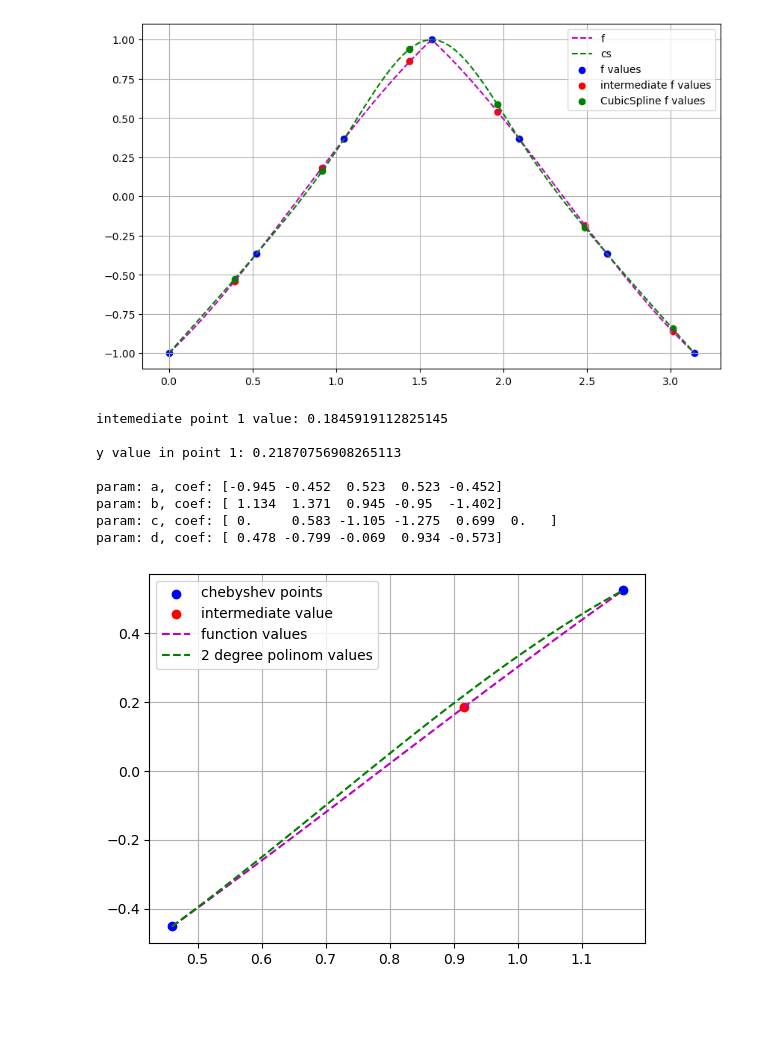
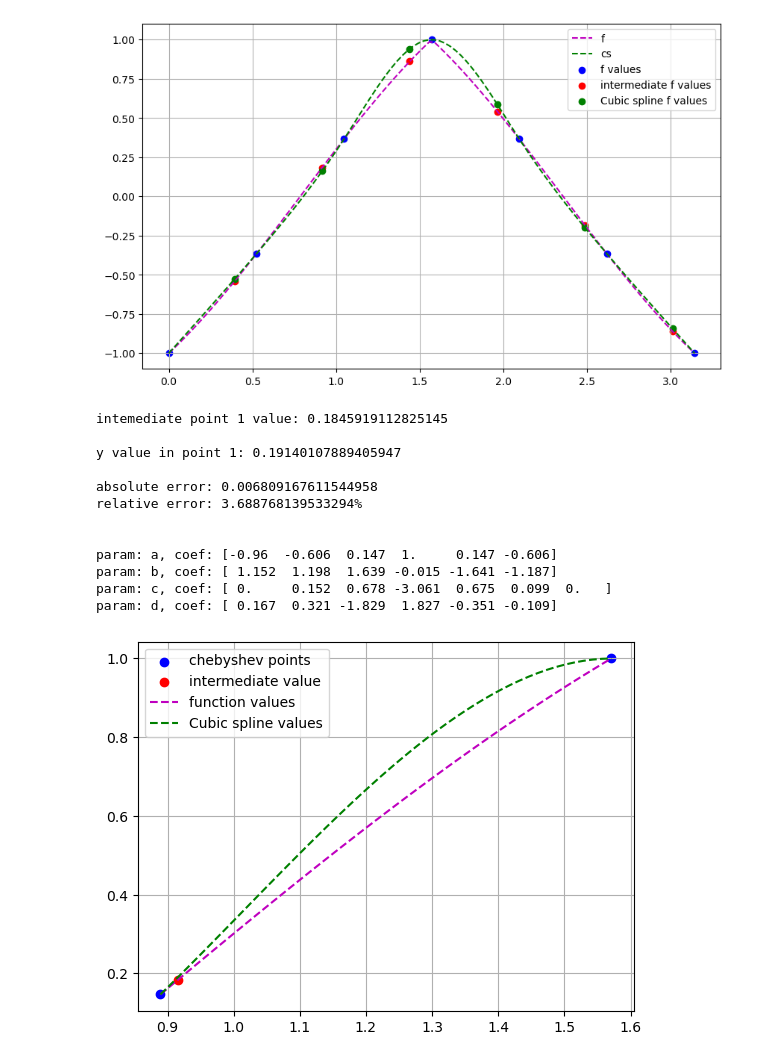
Before and after one commit to vitamin1312/Math-methods, a Jupyter notebook: lab6/main.ipynb, the cells around one changed output. Drawn from its saved outputs; the diff is of its cells as text; code cells hidden in the pictures; blank space fills up the shorter version.

```diff
--- a/lab6/main.ipynb
+++ b/lab6/main.ipynb
@@ -330,28 +358,35 @@ plt.legend();
 # %% [output]
 [figure]
 # %%
+interval1 = slice(2, idx+3)
 y_interm_cs_cheb, *coefs = cubic_spline(x_cheb, y_cheb, x_interm)
 print(f'intemediate point {idx} value: {y_interm[idx]}\n')
 print(f'y value in point {idx}: {y_interm_cs_cheb[idx]}\n')
+print(f'absolute error: {abs(y_interm_cs_cheb[idx]-y_interm[idx])}')
+print(f'relative error: {abs(y_interm_cs_cheb[idx]-y_interm[idx])/y_interm[idx]*100}%\n\n')
 for param, coef in zip(params, coefs): print(f'param: {param}, coef: {np.round(coef, 3)}')
 # %% [output]
 intemediate point 1 value: 0.1845919112825145
 
-y value in point 1: 0.21870756908265113
+y value in point 1: 0.19140107889405947
 
-param: a, coef: [-0.945 -0.452  0.523  0.523 -0.452]
-param: b, coef: [ 1.134  1.371  0.945 -0.95  -1.402]
-param: c, coef: [ 0.     0.583 -1.105 -1.275  0.699  0.   ]
-param: d, coef: [ 0.478 -0.799 -0.069  0.934 -0.573]
+absolute error: 0.006809167611544958
+relative error: 3.688768139533294%
+
+
+param: a, coef: [-0.96  -0.606  0.147  1.     0.147 -0.606]
+param: b, coef: [ 1.152  1.198  1.639 -0.015 -1.641 -1.187]
+param: c, coef: [ 0.     0.152  0.678 -3.061  0.675  0.099  0.   ]
+param: d, coef: [ 0.167  0.321 -1.829  1.827 -0.351 -0.109]
-# %%
-plt.scatter(x_cheb[interval1], y_cheb[interval1], color='b', label='chebyshev points')
-plt.scatter(x_interm[idx], y_interm[idx], color='r', label='intermediate value')
-plt.plot(x_t:=np.linspace(x_cheb[1], x_cheb[idx+1]), f(x_t), '--', color='m', label='function values')
-plt.plot(x_t, cubic_spline(x_cheb, y_cheb, x_t)[0], '--', color='g', label='Cubic spline values')
-plt.grid()
-plt.legend();
-# %% [output]
-[figure, removed]
+# %%
+plt.scatter(x_cheb[interval1], y_cheb[interval1], color='b', label='chebyshev points')
+plt.scatter(x_interm[idx], y_interm[idx], color='r', label='intermediate value')
+plt.plot(x_t:=np.linspace(x_cheb[2], x_cheb[idx+2]), f(x_t), '--', color='m', label='function values')
+plt.plot(x_t, cubic_spline(x_cheb, y_cheb, x_t)[0], '--', color='g', label='Cubic spline values')
+plt.grid()
+plt.legend();
+# %% [output]
+[figure, added]
 # %%
 plt.figure(figsize=(10, 6))
 plt.plot(x_, y_, '--', color='m', label='f')
```
Also changed, not shown: parts of 17 cells of this notebook.
